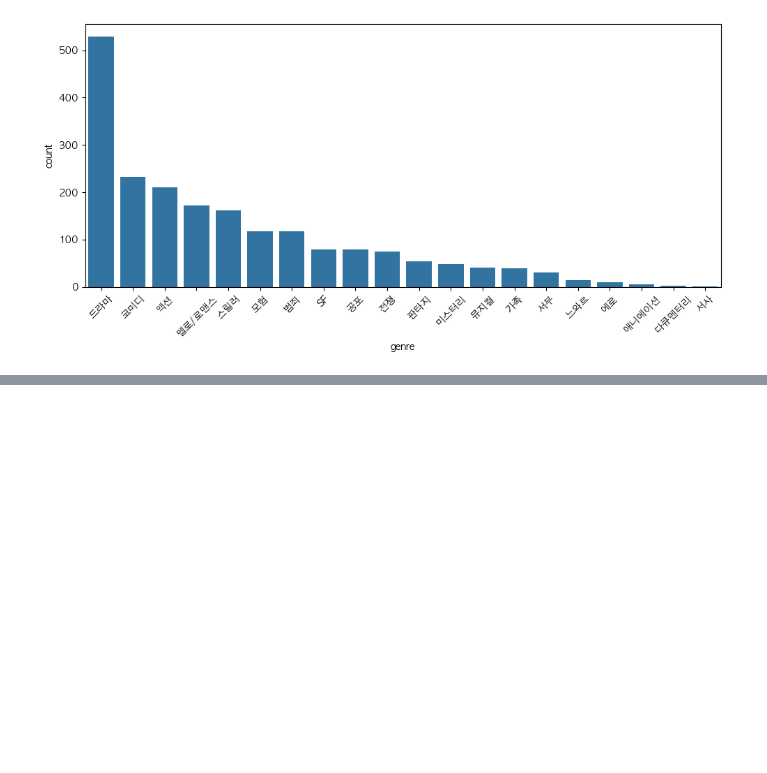
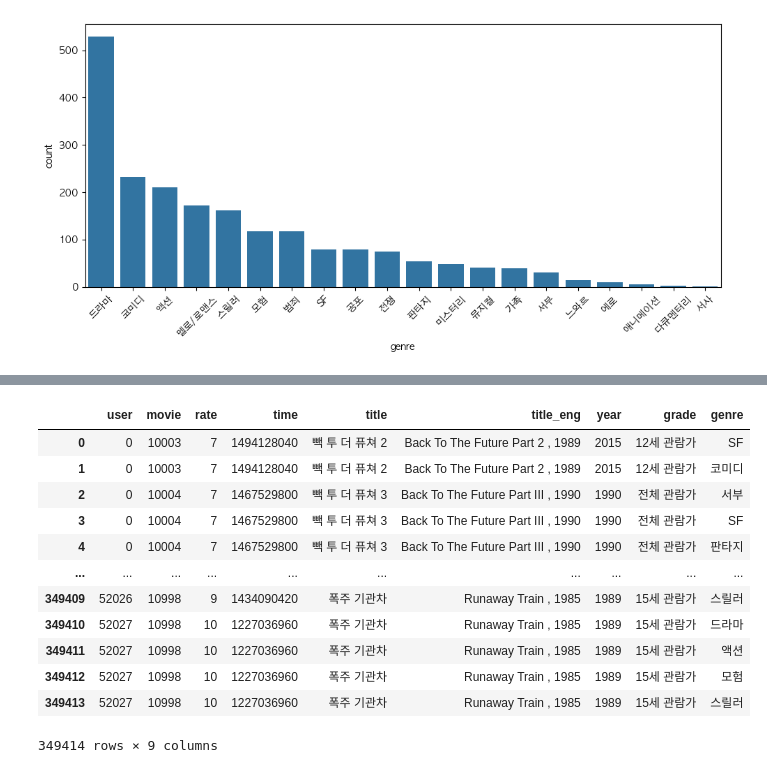
Before and after one commit to seokulee/codyssey, a Jupyter notebook: course02/question04.ipynb, the cells around one changed output, grey strips where cells are left out. Drawn from its saved outputs; the diff is of its cells as text; code cells hidden in the pictures; blank space fills up the shorter version.

```diff
--- a/course02/question04.ipynb
+++ b/course02/question04.ipynb
@@ -28,0 +55,17 @@ plt.show()
+# %%
+movie_ratings_df = pd.merge(movie_ratings_df, genres_df, on="movie")
+movie_ratings_df
+# %% [output]
+|  | user | movie | rate | time | title | title_eng | year | grade | genre |
+| 0 | 0 | 10003 | 7 | 1494128040 | 빽 투 더 퓨쳐 2 | Back To The Future Part 2 , 1989 | 2015 | 12세 관람가 | SF |
+| 1 | 0 | 10003 | 7 | 1494128040 | 빽 투 더 퓨쳐 2 | Back To The Future Part 2 , 1989 | 2015 | 12세 관람가 | 코미디 |
+| 2 | 0 | 10004 | 7 | 1467529800 | 빽 투 더 퓨쳐 3 | Back To The Future Part III , 1990 | 1990 | 전체 관람가 | 서부 |
+| 3 | 0 | 10004 | 7 | 1467529800 | 빽 투 더 퓨쳐 3 | Back To The Future Part III , 1990 | 1990 | 전체 관람가 | SF |
+| 4 | 0 | 10004 | 7 | 1467529800 | 빽 투 더 퓨쳐 3 | Back To The Future Part III , 1990 | 1990 | 전체 관람가 | 판타지 |
+| ... | ... | ... | ... | ... | ... | ... | ... | ... | ... |
+| 349409 | 52026 | 10998 | 9 | 1434090420 | 폭주 기관차 | Runaway Train , 1985 | 1989 | 15세 관람가 | 스릴러 |
+| 349410 | 52027 | 10998 | 10 | 1227036960 | 폭주 기관차 | Runaway Train , 1985 | 1989 | 15세 관람가 | 드라마 |
+| 349411 | 52027 | 10998 | 10 | 1227036960 | 폭주 기관차 | Runaway Train , 1985 | 1989 | 15세 관람가 | 액션 |
+| 349412 | 52027 | 10998 | 10 | 1227036960 | 폭주 기관차 | Runaway Train , 1985 | 1989 | 15세 관람가 | 모험 |
+| 349413 | 52027 | 10998 | 10 | 1227036960 | 폭주 기관차 | Runaway Train , 1985 | 1989 | 15세 관람가 | 스릴러 |
+349414 rows × 9 columns
```
Also changed, not shown: parts of 2 cells of this notebook.
